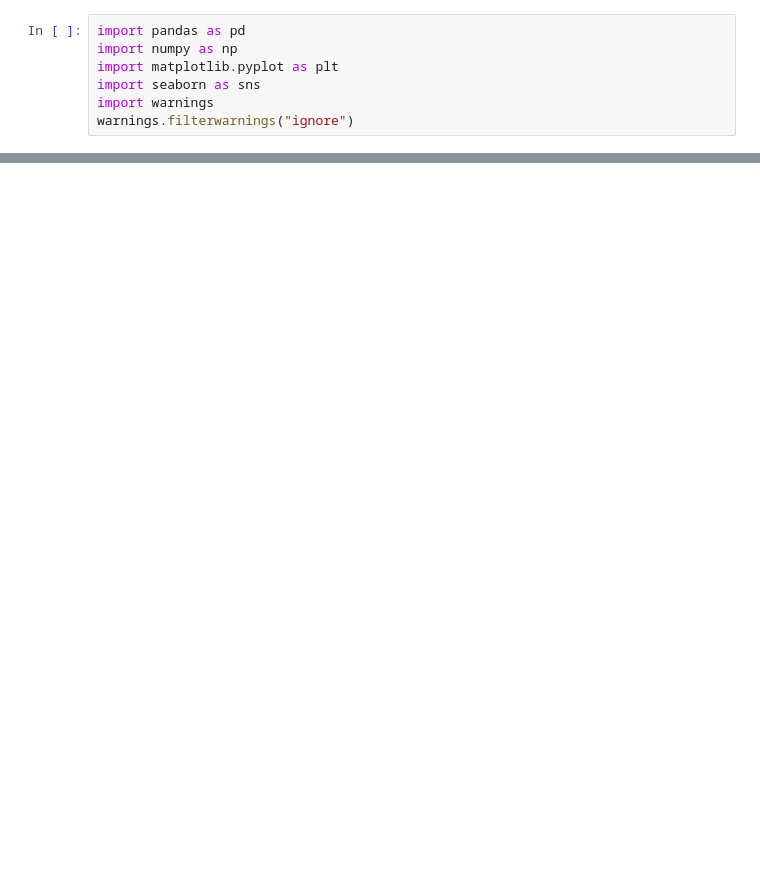
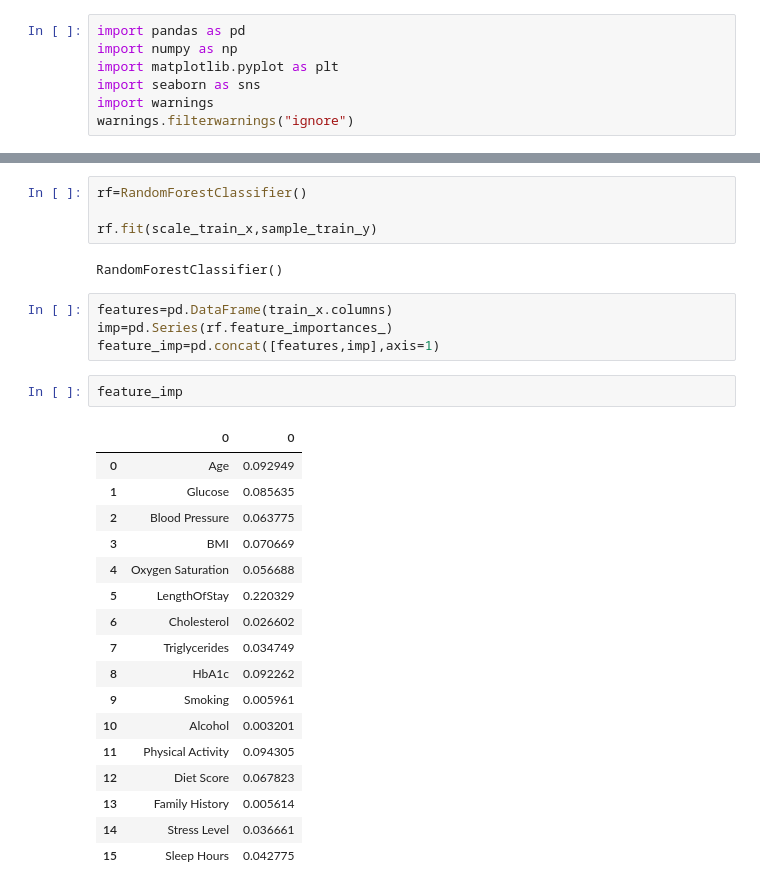
Before and after one commit to mayurkadam9833/HealthRisk_Classifier, a Jupyter notebook: research/experiments.ipynb, the cells around one changed output, grey strips where cells are left out. Saved outputs shown, nothing was run; the diff lists cells and outputs as text; blank space fills up the shorter version.

```diff
--- a/research/experiments.ipynb
+++ b/research/experiments.ipynb
@@ -380,3 +331,33 @@ Error:
+# %%
+rf=RandomForestClassifier()
+
+rf.fit(scale_train_x,sample_train_y)
+# %% [output]
+RandomForestClassifier()
+# %%
+features=pd.DataFrame(train_x.columns)
+imp=pd.Series(rf.feature_importances_)
+feature_imp=pd.concat([features,imp],axis=1)
+# %%
+feature_imp
+# %% [output]
+|  | 0 | 0 |
+| 0 | Age | 0.092949 |
+| 1 | Glucose | 0.085635 |
+| 2 | Blood Pressure | 0.063775 |
+| 3 | BMI | 0.070669 |
+| 4 | Oxygen Saturation | 0.056688 |
+| 5 | LengthOfStay | 0.220329 |
+| 6 | Cholesterol | 0.026602 |
+| 7 | Triglycerides | 0.034749 |
+| 8 | HbA1c | 0.092262 |
+| 9 | Smoking | 0.005961 |
+| 10 | Alcohol | 0.003201 |
+| 11 | Physical Activity | 0.094305 |
+| 12 | Diet Score | 0.067823 |
+| 13 | Family History | 0.005614 |
+| 14 | Stress Level | 0.036661 |
+| 15 | Sleep Hours | 0.042775 |
 # %%
 def get_metrics(actual,predicted):
     acc=accuracy_score(actual,predicted)
```
Also changed, not shown: parts of 39 cells of this notebook, 5 other files.
